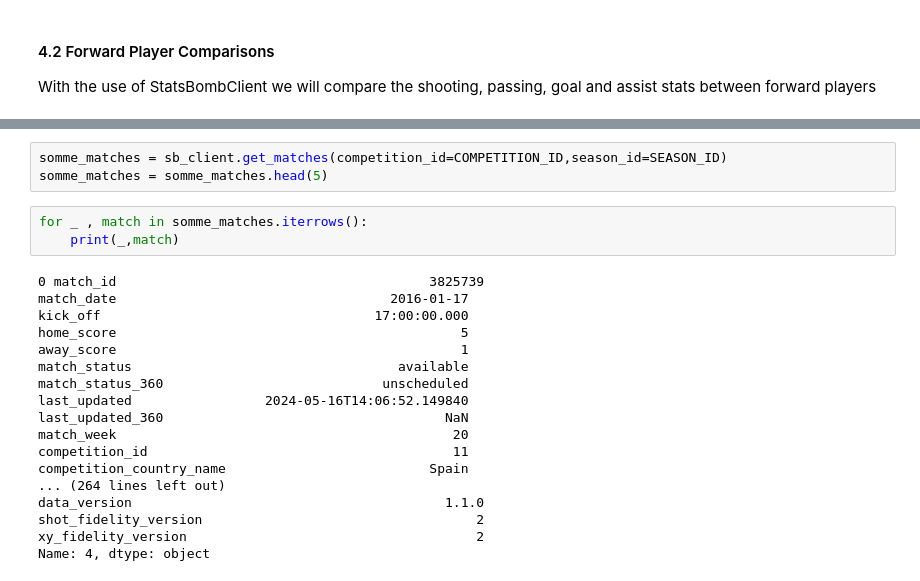
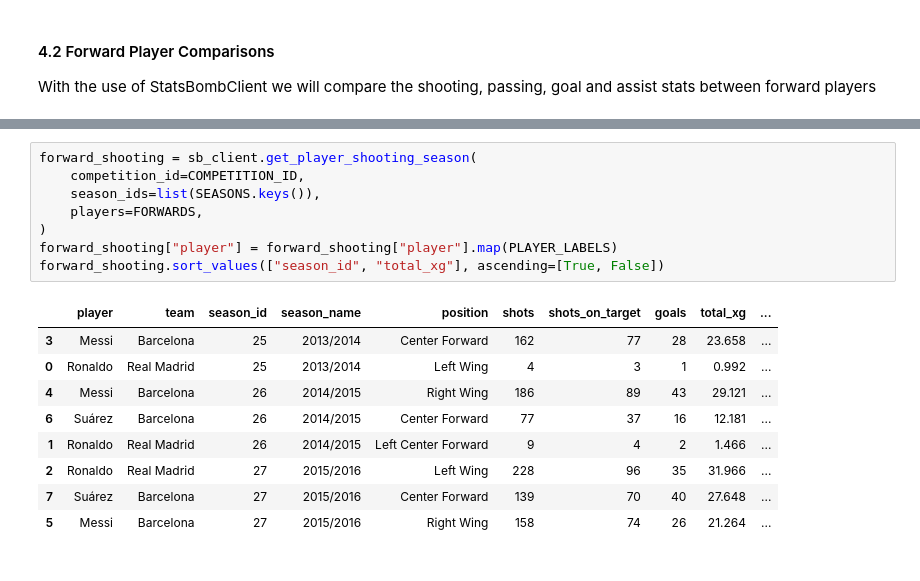
Before and after one commit to leventdusunceli/football_analytics, a Jupyter notebook: notebooks/football_analytics_demo.ipynb, the cells around one changed output, grey strips where cells are left out. Drawn from its saved outputs; the diff is of its cells as text.

```diff
--- a/notebooks/football_analytics_demo.ipynb
+++ b/notebooks/football_analytics_demo.ipynb
@@ -512,24 +481,18 @@ KeyboardInterrupt:
-# %%
-somme_matches = sb_client.get_matches(competition_id=COMPETITION_ID,season_id=SEASON_ID)
-somme_matches = somme_matches.head(5)
-# %%
-for _ , match in somme_matches.iterrows():
-    print(_,match)
-# %% [output]
-0 match_id                                        3825739
-match_date                                   2016-01-17
-kick_off                                   17:00:00.000
-home_score                                            5
-away_score                                            1
-match_status                                  available
-match_status_360                            unscheduled
-last_updated                 2024-05-16T14:06:52.149840
-last_updated_360                                    NaN
-match_week                                           20
-competition_id                                       11
-competition_country_name                          Spain
-... (264 lines left out)
-data_version                                        1.1.0
-shot_fidelity_version                                   2
-xy_fidelity_version                                     2
-Name: 4, dtype: object
+# %%
+forward_shooting = sb_client.get_player_shooting_season(
+    competition_id=COMPETITION_ID,
+    season_ids=list(SEASONS.keys()),
+    players=FORWARDS,
+)
+forward_shooting["player"] = forward_shooting["player"].map(PLAYER_LABELS)
+forward_shooting.sort_values(["season_id", "total_xg"], ascending=[True, False])
+# %% [output]
+|  | player | team | season_id | season_name | position | shots | shots_on_target | goals | total_xg | ... |
+| 3 | Messi | Barcelona | 25 | 2013/2014 | Center Forward | 162 | 77 | 28 | 23.658 | ... |
+| 0 | Ronaldo | Real Madrid | 25 | 2013/2014 | Left Wing | 4 | 3 | 1 | 0.992 | ... |
+| 4 | Messi | Barcelona | 26 | 2014/2015 | Right Wing | 186 | 89 | 43 | 29.121 | ... |
+| 6 | Suárez | Barcelona | 26 | 2014/2015 | Center Forward | 77 | 37 | 16 | 12.181 | ... |
+| 1 | Ronaldo | Real Madrid | 26 | 2014/2015 | Left Center Forward | 9 | 4 | 2 | 1.466 | ... |
+| 2 | Ronaldo | Real Madrid | 27 | 2015/2016 | Left Wing | 228 | 96 | 35 | 31.966 | ... |
+| 7 | Suárez | Barcelona | 27 | 2015/2016 | Center Forward | 139 | 70 | 40 | 27.648 | ... |
+| 5 | Messi | Barcelona | 27 | 2015/2016 | Right Wing | 158 | 74 | 26 | 21.264 | ... |
```
Also changed, not shown: parts of 5 cells of this notebook.
